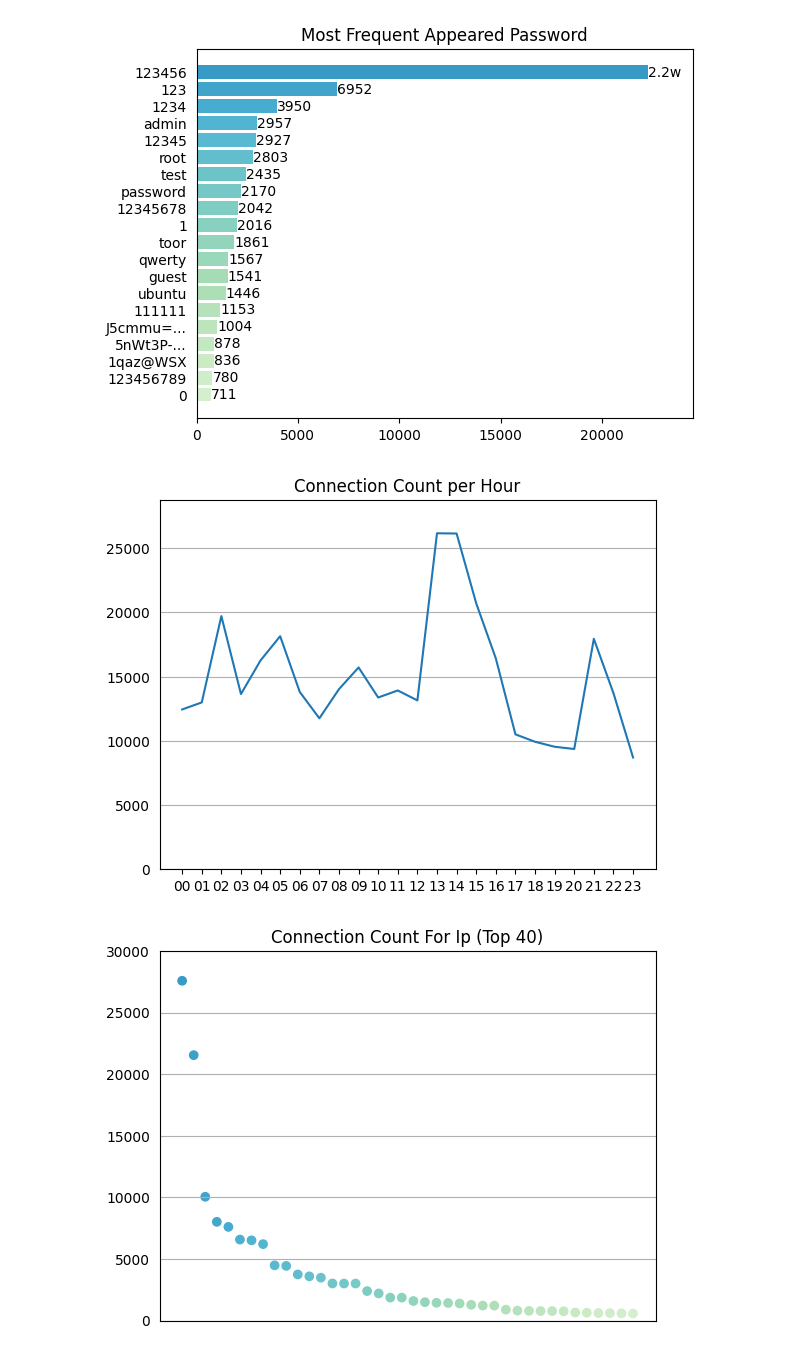
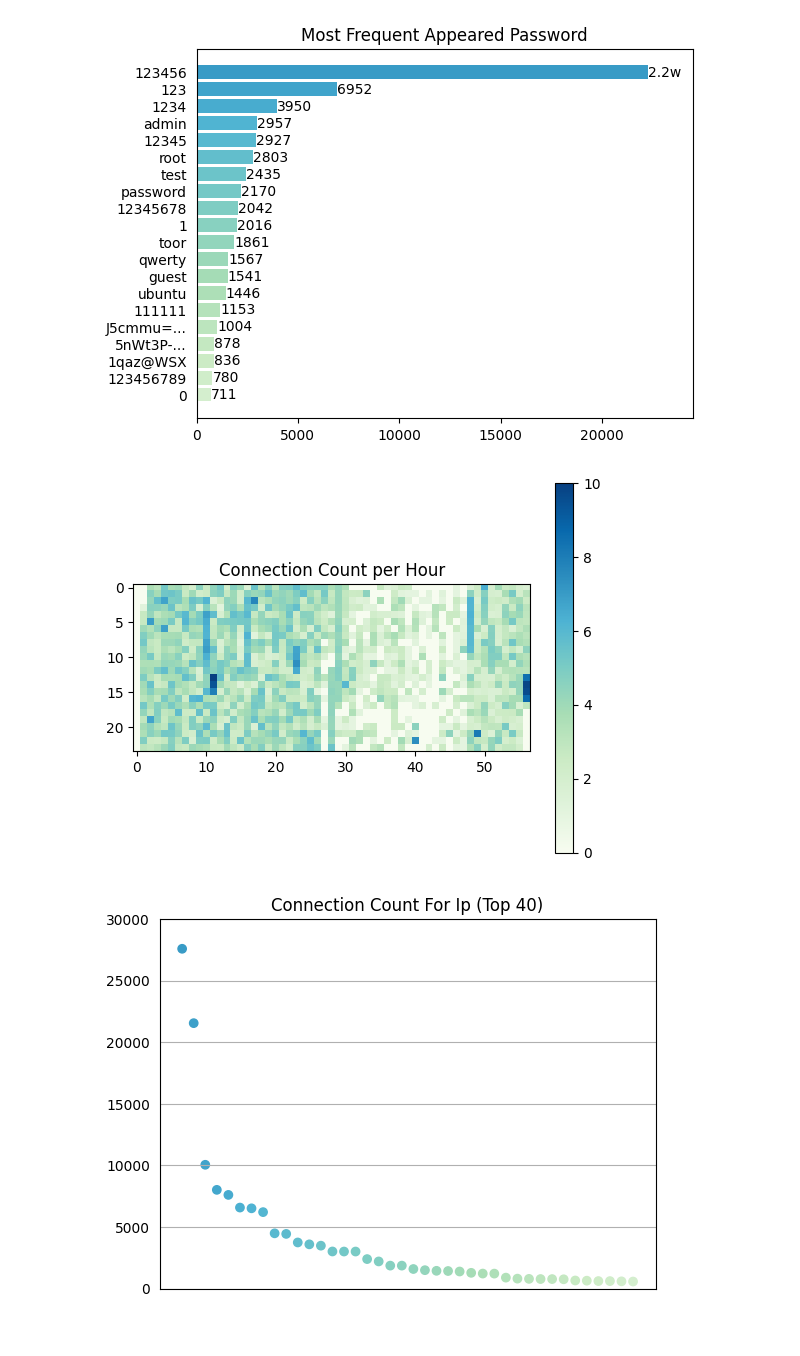
Before and after one commit to ChengShusss/brute-record-analysis, a Jupyter notebook: process/ch1_overview.ipynb, the cells around one changed output. Cells and saved outputs as stored; diff of their text form; code cells hidden in the pictures.

Commit message:
feat: modify day-hour count as hotmap

```diff
--- a/process/ch1_overview.ipynb
+++ b/process/ch1_overview.ipynb
@@ -314,27 +314,37 @@ plot_password_count()
 plt.show()
 # %% [output]
 [figure]
-# %%
-## this is implement for plot user count rank
-import matplotlib.pyplot as plt
-
-def plot_time_count():
-    data, text = load_data("dataset/extracted/time-count.log")
-
-    y = data[:]
-    x = [format_str(x) for x in  text[:]]
-
-    plt.plot(x, y)
-
-    plt.title("Connection Count per Hour")
-    plt.ylim(0, max(y) * 1.1)
-    plt.tick_params(bottom=True, top=False, left=False, right=False)
-    plt.grid(True, axis='y')
-
-plot_time_count()
-plt.show()
-# %% [output]
-[figure, removed]
+# %%
+## this is implement for plot user count rank
+import matplotlib.pyplot as plt
+import math
+
+def plot_time_count():
+    days = []
+    data = [[0 for _ in range(57)] for _ in range(24)]
+    with open("dataset/extracted/day-hour-count.log", encoding='utf-8') as f:
+        lines = f.readlines()
+        day_count = 0
+        for line in lines:
+            t = line.strip().split(" ")
+            if len(t) >= 3:
+                count, day, hour = math.sqrt( math.sqrt(int(t[0]))), t[1], int(t[2])
+                if day not in days:
+                    day_count += 1
+                    days.append(day)
+                data[hour][day_count] = count
+
+
+    im = plt.imshow(data, cmap=plt.get_cmap('GnBu'))
+    #增加右侧的颜色刻度条
+    plt.colorbar(im)
+    #增加标题
+    plt.title("Connection Count per Hour")
+
+plot_time_count()
+plt.show()
+# %% [output]
+[figure, added]
 # %%
 ## this is implement for plot user count rank
 import matplotlib.pyplot as plt
```
